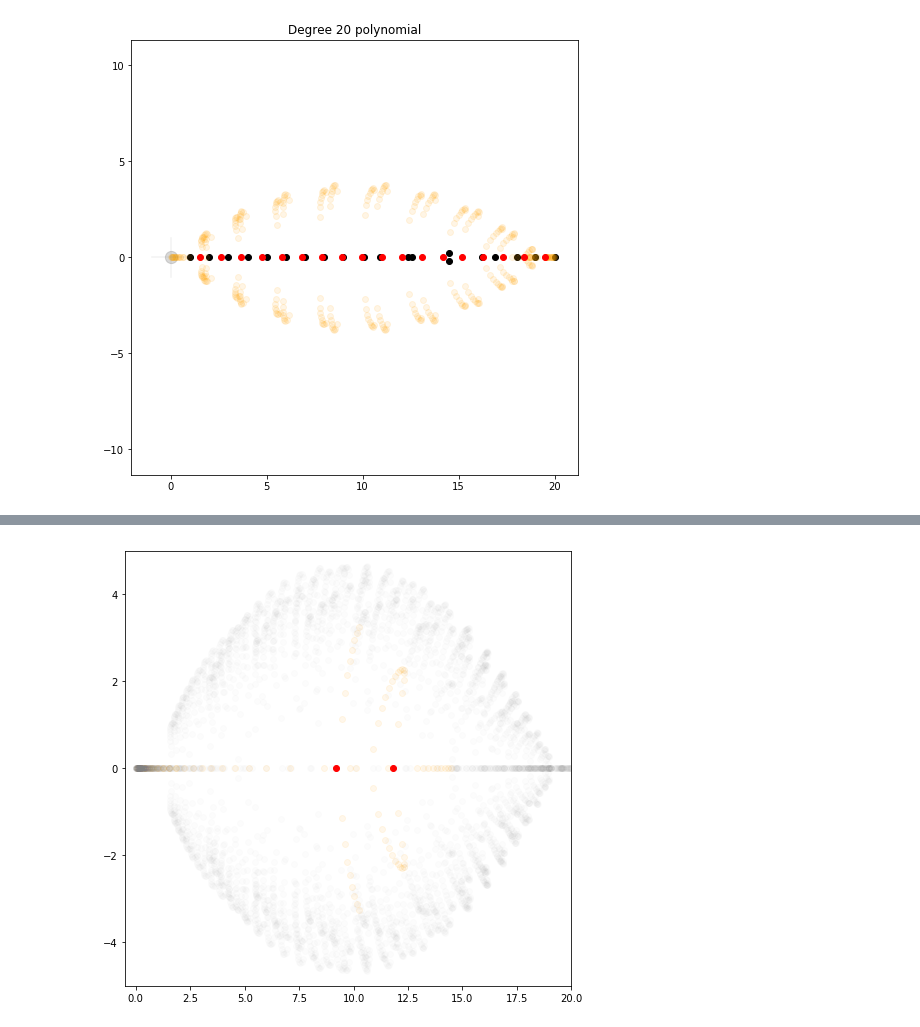
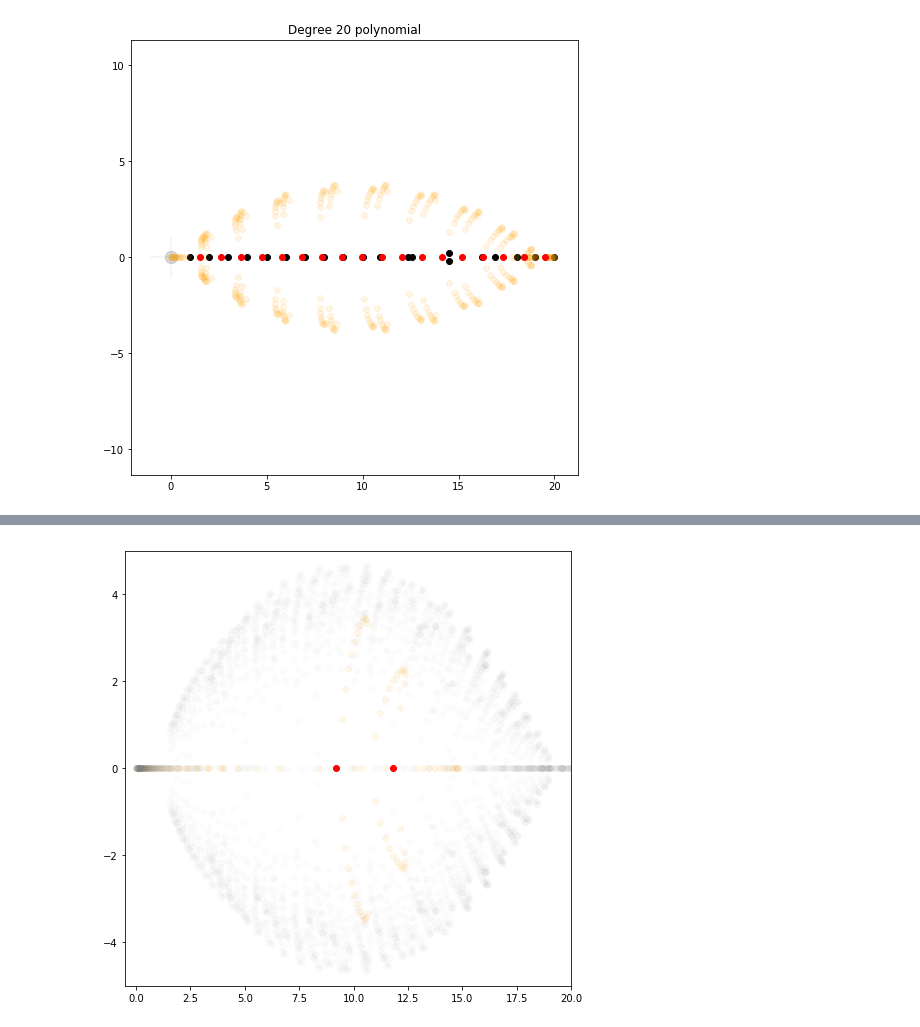
Before and after one commit to dgmiller/polyrand, a Jupyter notebook: Demo.ipynb, the cells around one changed output, grey strips where cells are left out. Cells and saved outputs as stored; diff of their text form; code cells hidden in the pictures.

```diff
--- a/Demo.ipynb
+++ b/Demo.ipynb
@@ -86,7 +86,7 @@ rf.timelapse(coeffs,0,2,20)
 # %% [output]
 [figure]
 # %%
-rf.animate_roots(coeffs,0,18,n_frames=300,t_interval=200,plot_range=[(-.5,20),(-5,5)])
+rf.animate_roots(coeffs,0,18,n_frames=250,t_interval=100,plot_range=[(-.5,20),(-5,5)])
 # %% [output]
 [interactive output not drawn]
-[figure, old version]
+[figure, new version]
```
Also changed, not shown: parts of 13 cells of this notebook, 2 other files.
